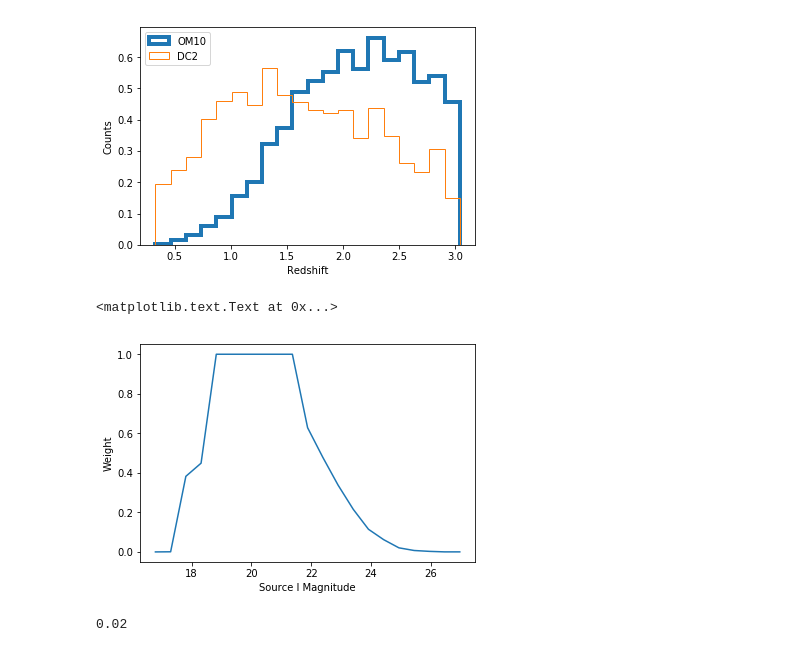
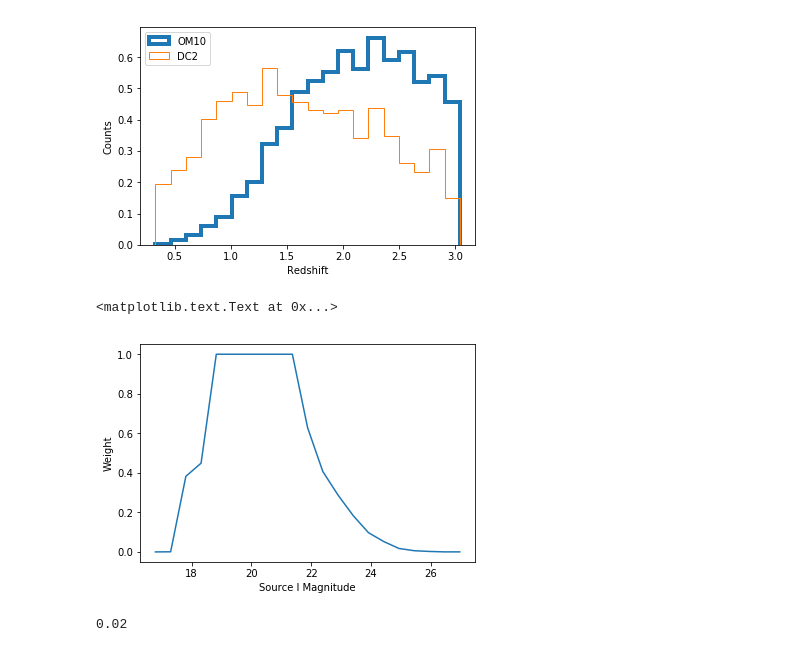
Before and after one commit to LSSTDESC/Twinkles, a Jupyter notebook: examples/notebooks/dc2_sprinkler_cache_production.ipynb, the cells around one changed output. Saved outputs shown, nothing was run; the diff lists cells and outputs as text; code cells hidden in the pictures.

```diff
--- a/examples/notebooks/dc2_sprinkler_cache_production.ipynb
+++ b/examples/notebooks/dc2_sprinkler_cache_production.ipynb
@@ -232,26 +232,27 @@ plt.legend(loc=2)
 # %%
 n_zeros = np.zeros(22)
 n_zeros[1:-1] = n
 
 n_2 = np.zeros(22)
 n_2 += n_zeros
 n_2[2:-6] += 2. * n_zeros[8:]
 n_2[9] += 0.1
 n_2[10] += 0.2
 n_2[11] += 0.1
 #n_2[6:15] += 2. * (2. - np.linspace(0, 2, 9))
 n_2[6:15] += 1. * (1. - np.linspace(0, 1, 9))
 #n_2[6:11] += 2. * (2. - np.linspace(0, 2, 5))
 n_2 = n_2 / np.max(n_2)
 n_2[2:4] += .2
 n_2[4:10] = 1.0
+n_2[11:] *= .85
 
 plt.plot(bins, n_2[:-1])
 plt.xlabel('Source I Magnitude')
 plt.ylabel('Weight')
 # %% [output]
 <matplotlib.text.Text at 0x...>
-[figure, old version]
+[figure, new version]
 # %%
 n_redshift = np.zeros(22)
 n_redshift[1:-1] = n_z
```
Also changed, not shown: parts of 15 cells of this notebook, 9 other files.
